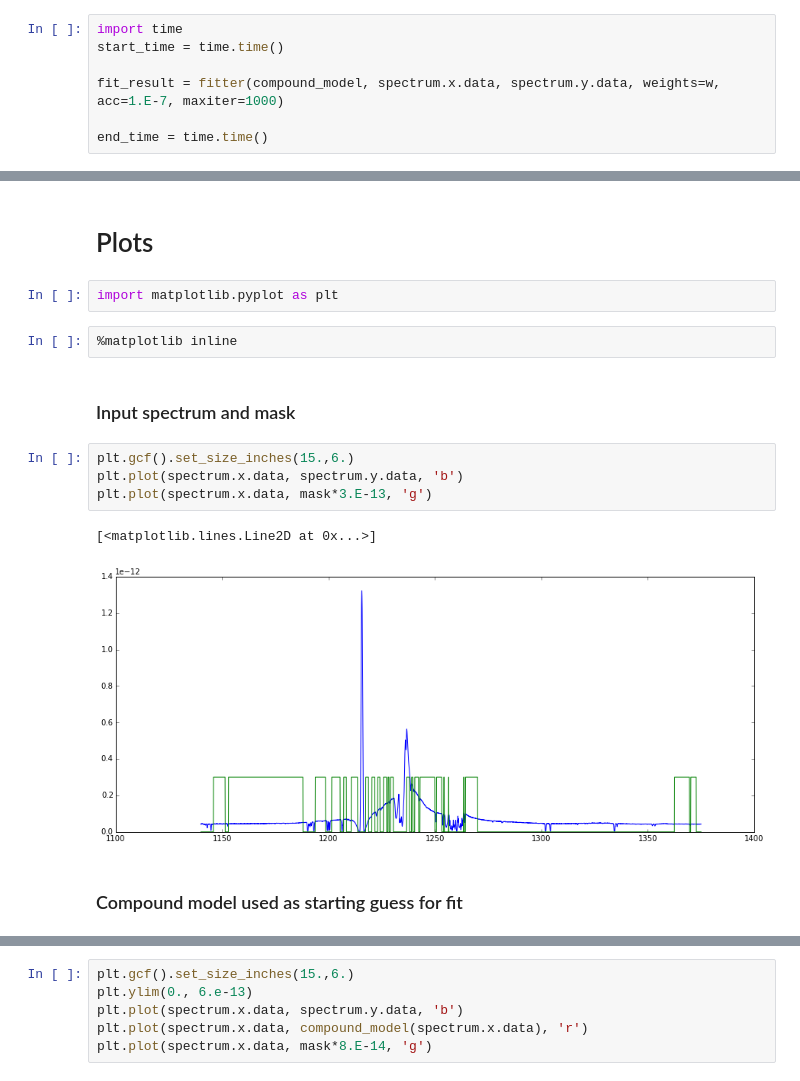
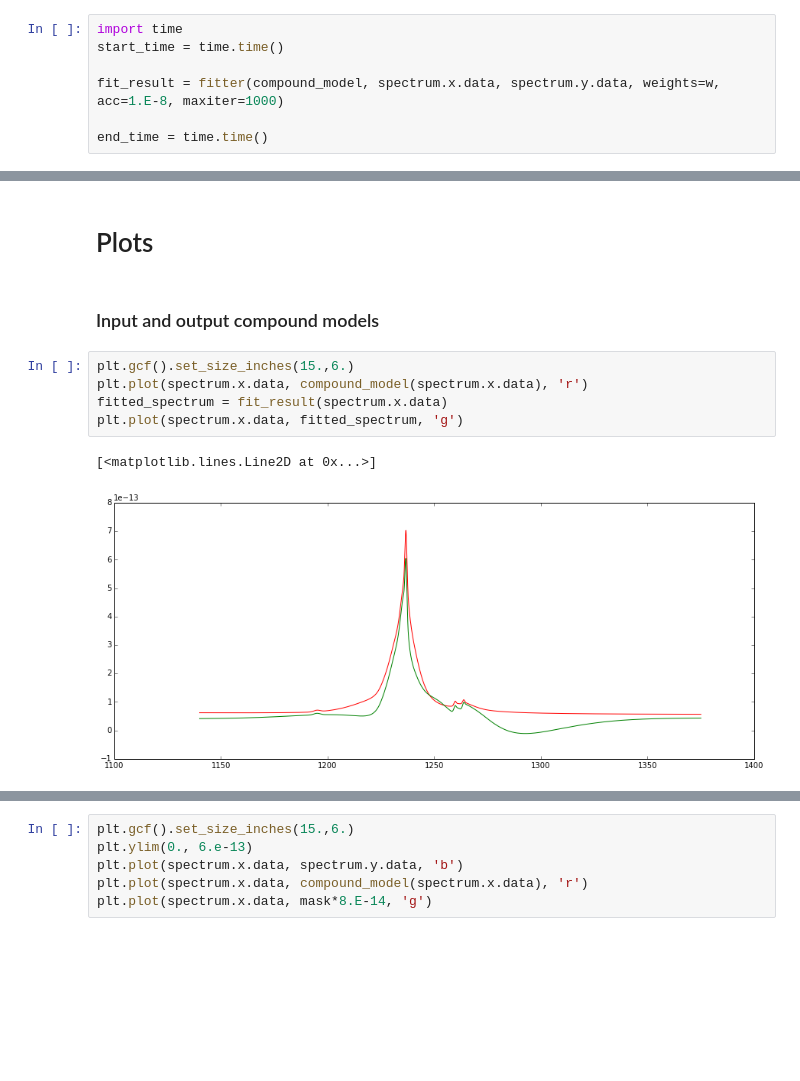
Before and after one commit to ibusko/specfit, a Jupyter notebook: proto/specfit_demo.ipynb, the cells around one changed output, grey strips where cells are left out. Saved outputs shown, nothing was run; the diff lists cells and outputs as text; blank space fills up the shorter version.

```diff
--- a/proto/specfit_demo.ipynb
+++ b/proto/specfit_demo.ipynb
@@ -92,7 +108,7 @@ And rhe fit itself is made by just calling the fitter instance with the data, we
 import time
 start_time = time.time()
 
-fit_result = fitter(compound_model, spectrum.x.data, spectrum.y.data, weights=w, acc=1.E-7, maxiter=1000)
+fit_result = fitter(compound_model, spectrum.x.data, spectrum.y.data, weights=w, acc=1.E-8, maxiter=1000)
 
 end_time = time.time()
 # %%
@@ -137,18 +153,13 @@ Number of iterations: 45
 Fit engine took 1 elapsed seconds.
 # %% [markdown]
 <h1>Plots</h1>
-# %%
-import matplotlib.pyplot as plt
-# %%
-%matplotlib inline
 # %% [markdown]
-<h3>Input spectrum and mask</h3>
+<h3>Input and output compound models</h3>
 # %%
 plt.gcf().set_size_inches(15.,6.)
-plt.plot(spectrum.x.data, spectrum.y.data, 'b')
-plt.plot(spectrum.x.data, mask*3.E-13, 'g')
+plt.plot(spectrum.x.data, compound_model(spectrum.x.data), 'r')
+fitted_spectrum = fit_result(spectrum.x.data)
+plt.plot(spectrum.x.data, fitted_spectrum, 'g')
 # %% [output]
 [<matplotlib.lines.Line2D at 0x...>]
-[figure, old version]
+[figure, new version]
-# %% [markdown]
-<h3>Compound model used as starting guess for fit</h3>
```
Also changed, not shown: parts of 8 cells of this notebook.
